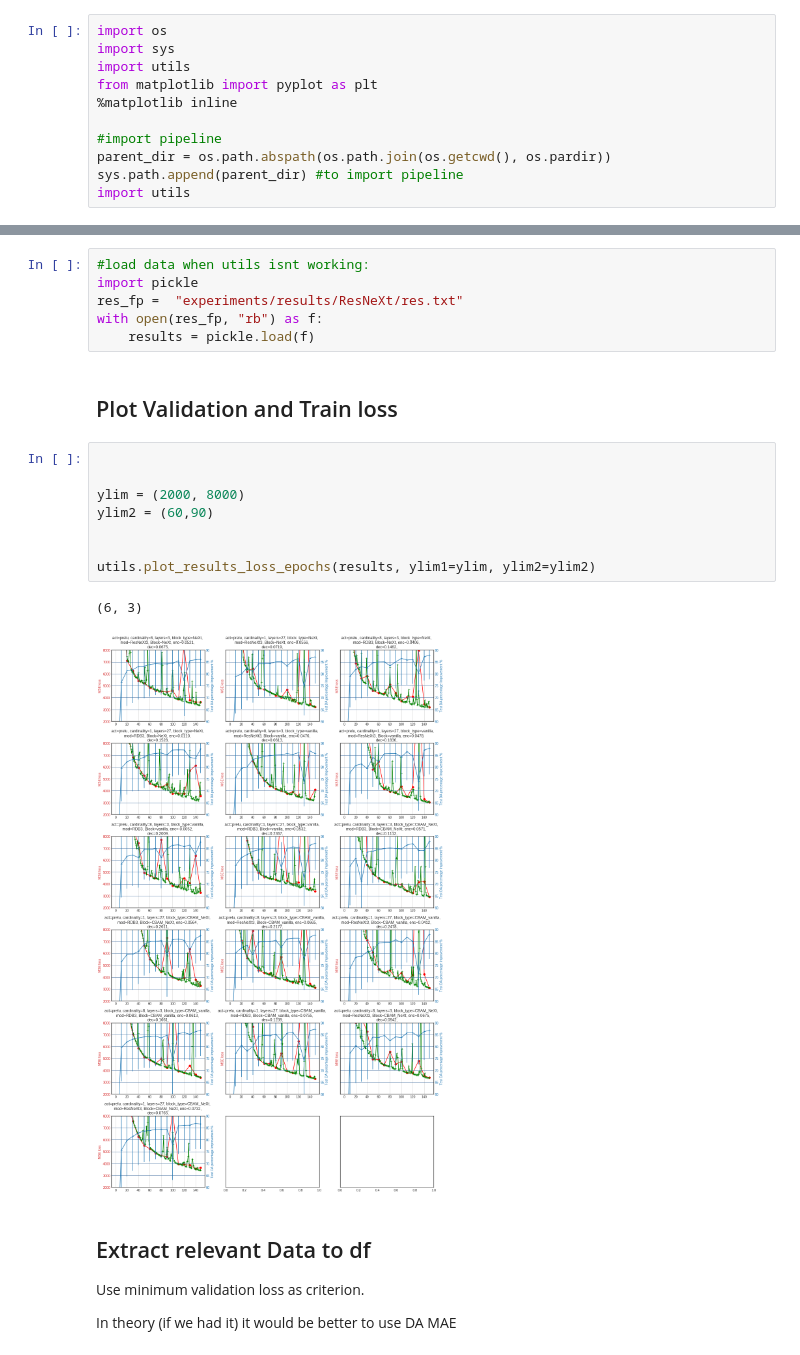
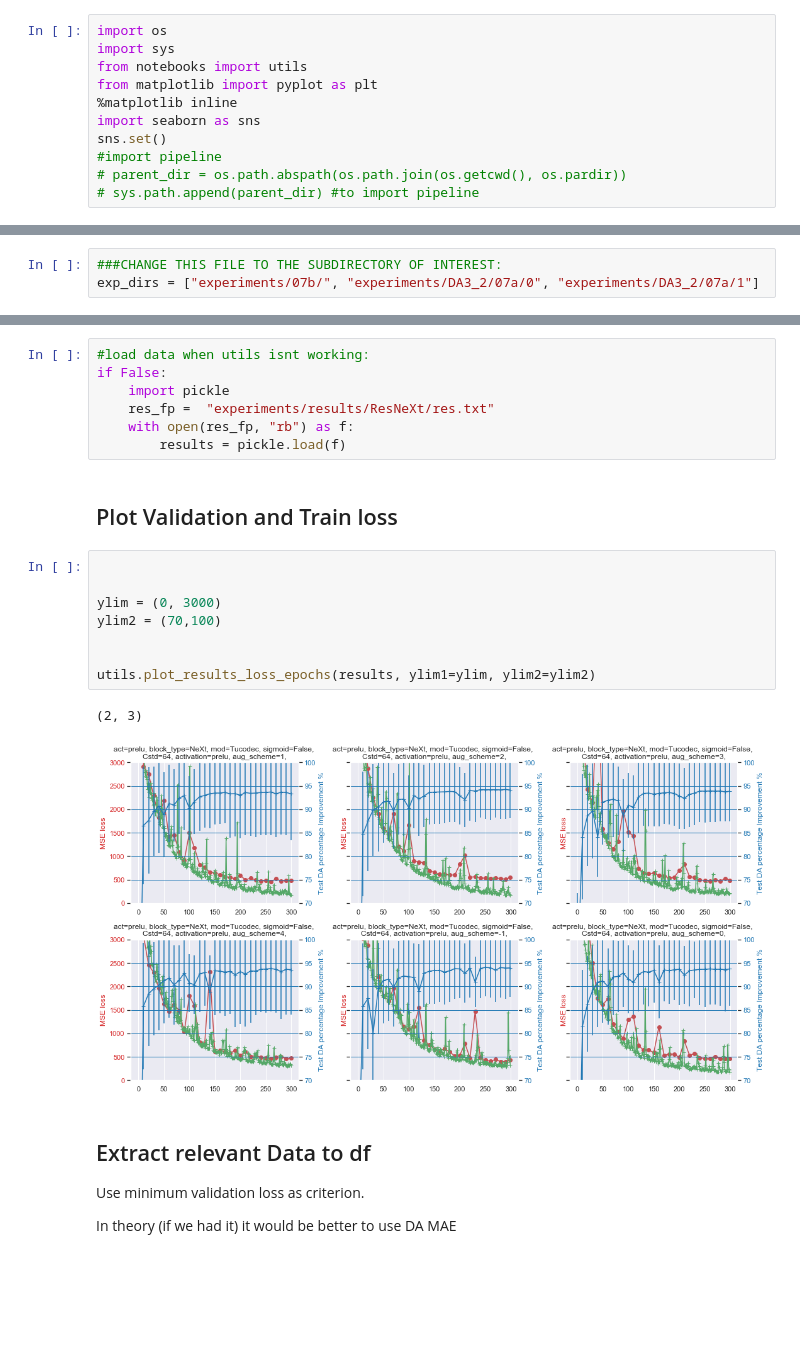
Before and after one commit to julianmack/Data_Assimilation, a Jupyter notebook: notebooks/CAE_zoo_analysis.ipynb, the cells around one changed output, grey strips where cells are left out. Drawn from its saved outputs; the diff is of its cells as text; blank space fills up the shorter version.

Commit message:
Added figures to report

```diff
--- a/notebooks/CAE_zoo_analysis.ipynb
+++ b/notebooks/CAE_zoo_analysis.ipynb
@@ -14,11 +11,11 @@ The autoreload extension is already loaded. To reload it, use:
 # %%
 import os
 import sys
-import utils
+from notebooks import utils
 from matplotlib import pyplot as plt
 %matplotlib inline
-
+import seaborn as sns
+sns.set()
 #import pipeline
-parent_dir = os.path.abspath(os.path.join(os.getcwd(), os.pardir))
-sys.path.append(parent_dir) #to import pipeline
-import utils
+# parent_dir = os.path.abspath(os.path.join(os.getcwd(), os.pardir))
+# sys.path.append(parent_dir) #to import pipeline
@@ -31,2 +22,5 @@ exp_dirs = [exp_base + "02a/" ] #exp_base + "02b/"] #ResNeXt block types
+# %%
+###CHANGE THIS FILE TO THE SUBDIRECTORY OF INTEREST:
+exp_dirs = ["experiments/07b/", "experiments/DA3_2/07a/0", "experiments/DA3_2/07a/1"]
 # %%
 results = utils.extract_res_from_files(exp_dirs)
@@ -33,22 +29,23 @@ results = utils.extract_res_from_files(exp_dirs)
 # %%
 #load data when utils isnt working:
-import pickle
-res_fp =  "experiments/results/ResNeXt/res.txt"
-with open(res_fp, "rb") as f:
-    results = pickle.load(f)
+if False:
+    import pickle
+    res_fp =  "experiments/results/ResNeXt/res.txt"
+    with open(res_fp, "rb") as f:
+        results = pickle.load(f)
 # %% [markdown]
 ## Plot Validation and Train loss
 # %%
 
 
-ylim = (2000, 8000)
-ylim2 = (60,90)
+ylim = (0, 3000)
+ylim2 = (70,100)
 
 
 utils.plot_results_loss_epochs(results, ylim1=ylim, ylim2=ylim2)
 # %% [output]
-(6, 3)
+(2, 3)
-[figure, old version]
+[figure, new version]
 # %% [markdown]
 ## Extract relevant Data to df
 Use minimum validation loss as criterion.
```
Also changed, not shown: parts of 6 cells of this notebook, 9 other files.
